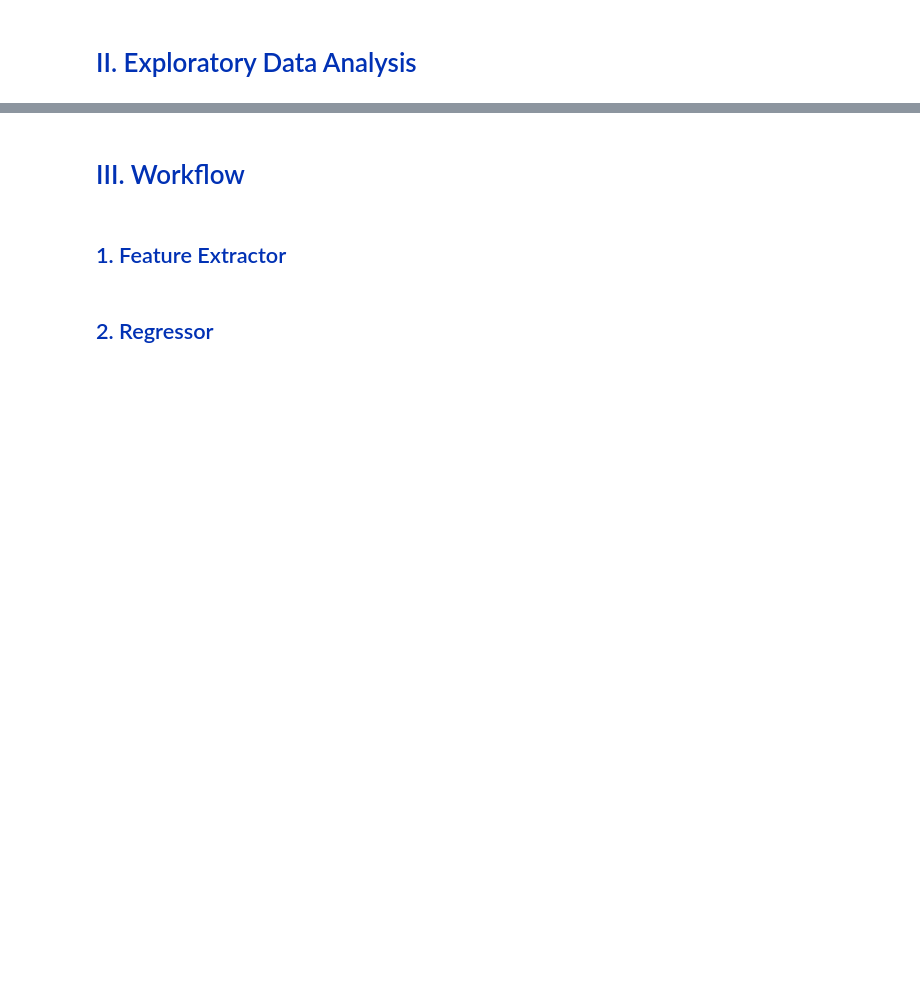
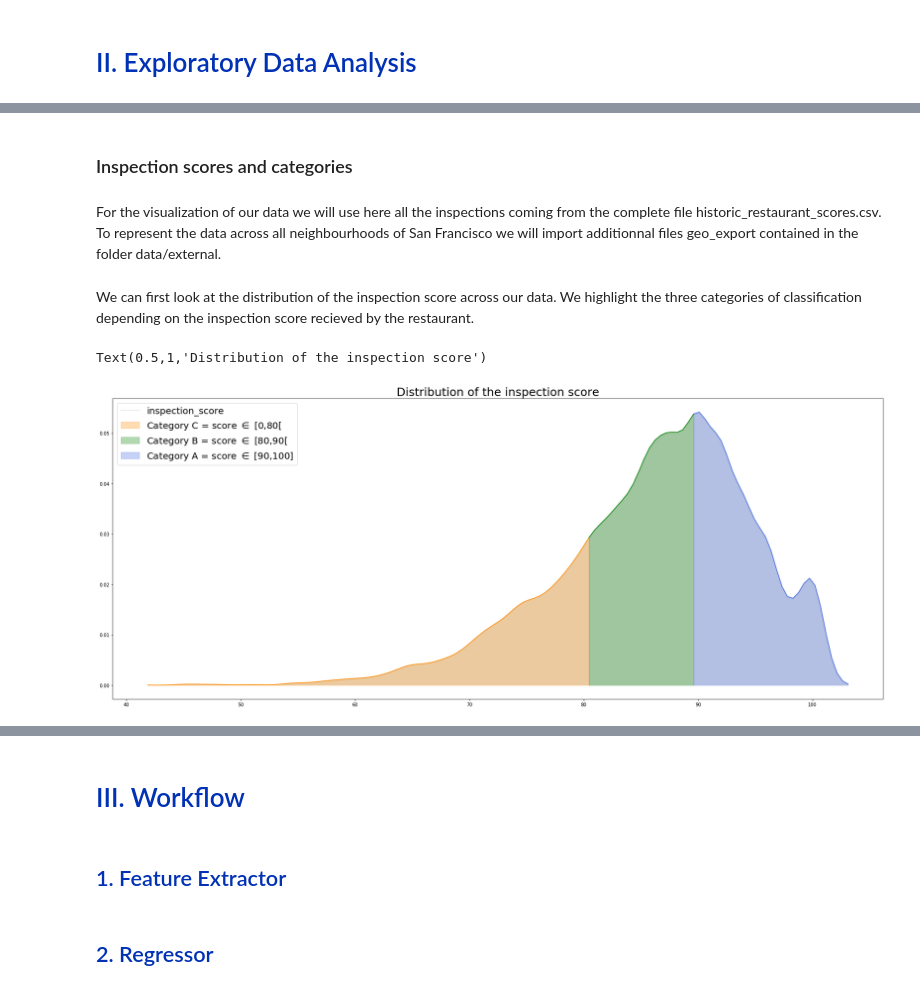
Before and after one commit to BWallyn/Datacamp, a Jupyter notebook: restaurant_scores_starting_kit.ipynb, the cells around one changed output, grey strips where cells are left out. Drawn from its saved outputs; the diff is of its cells as text; code cells hidden in the pictures; blank space fills up the shorter version.

```diff
--- a/restaurant_scores_starting_kit.ipynb
+++ b/restaurant_scores_starting_kit.ipynb
@@ -175,2 +303,6 @@ X_df, y_array = get_train_data()
+# %% [markdown]
+### Inspection scores and categories
+# %% [markdown]
+For the visualization of our data we will use here all the inspections coming from the complete file historic_restaurant_scores.csv. To represent the data across all neighbourhoods of San Francisco we will import additionnal files geo_export contained in the folder data/external.
 # %%
-tripadvisor = pd.read_csv('data/external/tripadvisor_dataset.csv', low_memory=False)
+data_hist = pd.read_csv('data/raw/historic_restaurant_scores.csv')
@@ -176,0 +311,26 @@ tripadvisor = pd.read_csv('data/external/tripadvisor_dataset.csv', low_memory=Fa
+# %% [markdown]
+We can first look at the distribution of the inspection score across our data. We highlight the three categories of classification depending on the inspection score recieved by the restaurant.
+# %%
+labels = ['Category A = score $\in$ [90,100]', 'Category B = score $\in$ [80,90[', 'Category C = score $\in$ [0,80[']
+colors = ['royalblue', 'green', 'darkorange']
+
+logRev = (data_hist['inspection_score'])
+fig, ax = plt.subplots(figsize=(30, 12))
+ax = sns.kdeplot(logRev, c='grey', shade=True, alpha=0.2)
+x_d = ax.get_lines()[0].get_data()[0]
+y_d = ax.get_lines()[0].get_data()[1]
+plt.plot(x_d[np.where(x_d<=80.46)], y_d[np.where(x_d<=80.46)], c=colors[2])
+plt.fill_between(x_d[np.where(x_d<=80.46)], y_d[np.where(x_d<=80.46)], y2=0,
+                 color=colors[2], alpha=0.3, label=labels[2])
+plt.plot(x_d[np.where((x_d>=80) & (x_d<=90))], y_d[np.where((x_d>=80) & (x_d<=90))], c=colors[1])
+plt.fill_between(x_d[np.where((x_d>=80) & (x_d<=90))],
+                 y_d[np.where((x_d>=80) & (x_d<=90))],
+                 y2=0, color=colors[1], alpha=0.3, label=labels[1])
+plt.plot(x_d[np.where(x_d>=89.6)], y_d[np.where(x_d>=89.6)], c=colors[0])
+plt.fill_between(x_d[np.where(x_d>=89.6)], y_d[np.where(x_d>=89.6)], y2=0,
+                 color=colors[0], alpha=0.3, label=labels[0])
+plt.legend(loc='upper left', fontsize=20)
+plt.title('Distribution of the inspection score', fontsize=25)
+# %% [output]
+Text(0.5,1,'Distribution of the inspection score')
+[figure, added]
```
Also changed, not shown: parts of 40 cells of this notebook, 6 other files.
